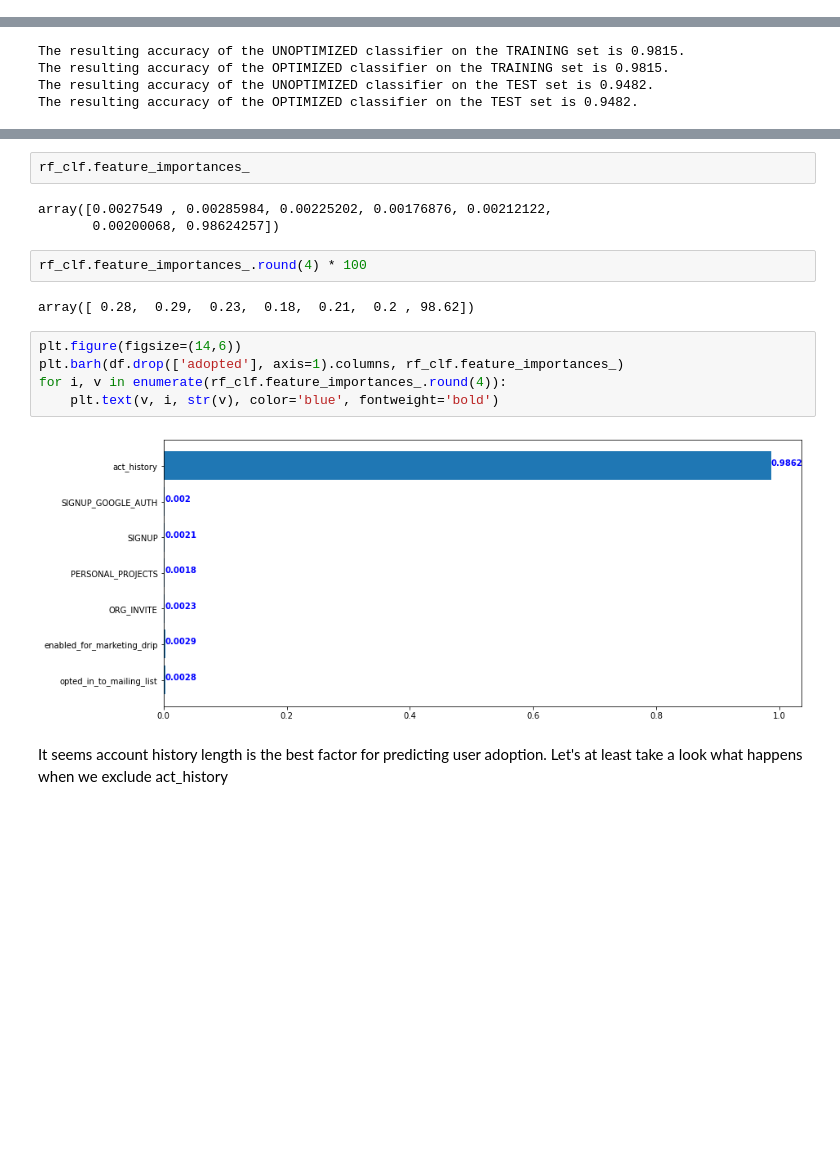
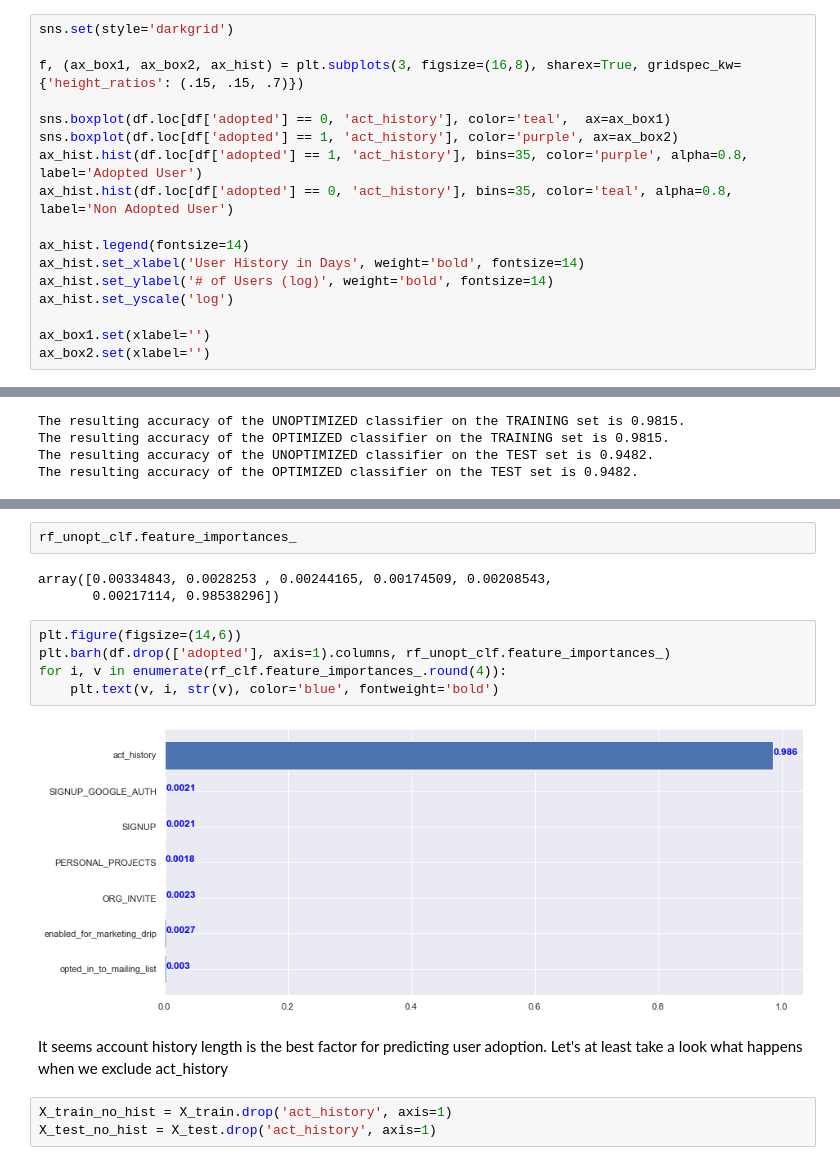
Before and after one commit to rotznmu/Relax_takehome, a Jupyter notebook: Relax takehome.ipynb, the cells around one changed output, grey strips where cells are left out. Saved outputs shown, nothing was run; the diff lists cells and outputs as text; blank space fills up the shorter version.

```diff
--- a/Relax takehome.ipynb
+++ b/Relax takehome.ipynb
@@ -278,3 +274,20 @@ sns.countplot(x='creation_source', data=users.merge(adopted_bool, left_on='objec
 # %% [output]
 <AxesSubplot:xlabel='creation_source', ylabel='count'>
 [figure]
+# %%
+sns.set(style='darkgrid')
+
+f, (ax_box1, ax_box2, ax_hist) = plt.subplots(3, figsize=(16,8), sharex=True, gridspec_kw={'height_ratios': (.15, .15, .7)})
+
+sns.boxplot(df.loc[df['adopted'] == 0, 'act_history'], color='teal',  ax=ax_box1)
+sns.boxplot(df.loc[df['adopted'] == 1, 'act_history'], color='purple', ax=ax_box2)
+ax_hist.hist(df.loc[df['adopted'] == 1, 'act_history'], bins=35, color='purple', alpha=0.8, label='Adopted User')
+ax_hist.hist(df.loc[df['adopted'] == 0, 'act_history'], bins=35, color='teal', alpha=0.8, label='Non Adopted User')
+
+ax_hist.legend(fontsize=14)
+ax_hist.set_xlabel('User History in Days', weight='bold', fontsize=14)
+ax_hist.set_ylabel('# of Users (log)', weight='bold', fontsize=14)
+ax_hist.set_yscale('log')
+
+ax_box1.set(xlabel='')
+ax_box2.set(xlabel='')
@@ -404,18 +428,17 @@ plt.show()
 # %%
-rf_clf.feature_importances_
+rf_unopt_clf.feature_importances_
 # %% [output]
-array([0.0027549 , 0.00285984, 0.00225202, 0.00176876, 0.00212122,
-       0.00200068, 0.98624257])
+array([0.00334843, 0.0028253 , 0.00244165, 0.00174509, 0.00208543,
+       0.00217114, 0.98538296])
-# %%
-rf_clf.feature_importances_.round(4) * 100
-# %% [output]
-array([ 0.28,  0.29,  0.23,  0.18,  0.21,  0.2 , 98.62])
 # %%
 plt.figure(figsize=(14,6))
-plt.barh(df.drop(['adopted'], axis=1).columns, rf_clf.feature_importances_)
+plt.barh(df.drop(['adopted'], axis=1).columns, rf_unopt_clf.feature_importances_)
 for i, v in enumerate(rf_clf.feature_importances_.round(4)):
     plt.text(v, i, str(v), color='blue', fontweight='bold')
 # %% [output]
-[figure, old version]
+[figure, new version]
 # %% [markdown]
 It seems account history length is the best factor for predicting user adoption. Let's at least take a look what happens when we exclude act_history
+# %%
+X_train_no_hist = X_train.drop('act_history', axis=1)
+X_test_no_hist = X_test.drop('act_history', axis=1)
```
Also changed, not shown: parts of 13 cells of this notebook, 1 other file.
